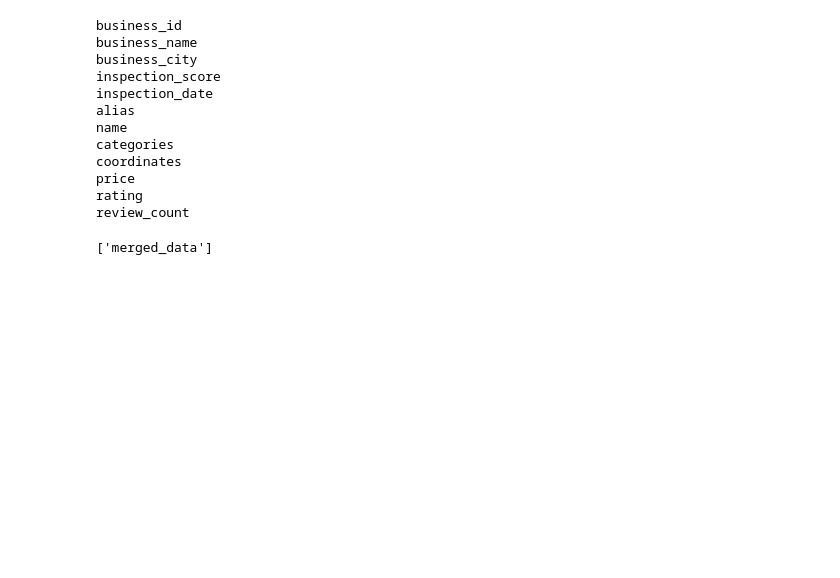
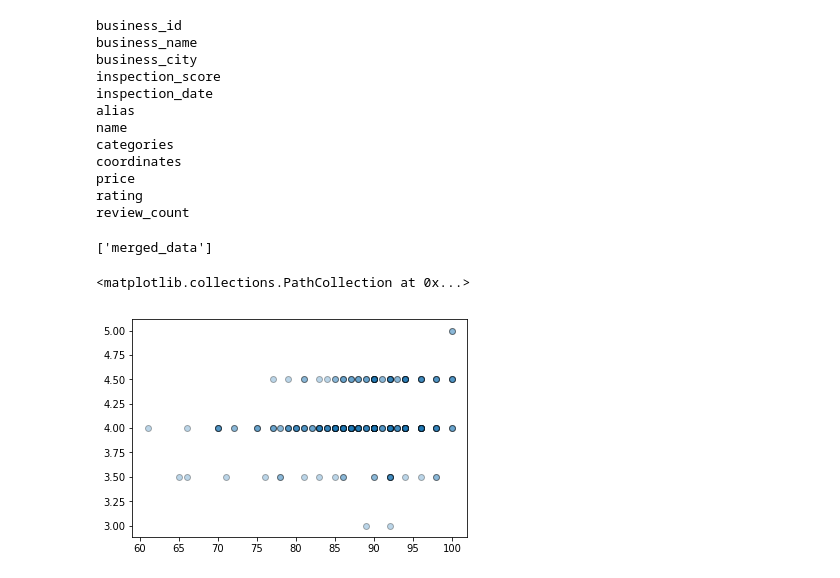
Before and after one commit to gfullsack/SF-Restaurant-Yelp-and-Health-Score, a Jupyter notebook: Database.ipynb, the cells around one changed output. Drawn from its saved outputs; the diff is of its cells as text; code cells hidden in the pictures; blank space fills up the shorter version.

Commit message:
Charts
Charts

```diff
--- a/Database.ipynb
+++ b/Database.ipynb
@@ -207,3 +207,16 @@ engine.table_names()
 ['merged_data']
 # %%
 merged_inner_df.to_sql(name='merged_data', con=engine, if_exists='append', index=False)
+# %%
+import numpy as np
+import matplotlib.pyplot as plt
+
+rng = np.random.RandomState(0)
+x = merged_inner_df["inspection_score"]
+y = merged_inner_df["rating"]
+
+plt.scatter(x, y, edgecolors="black", alpha=0.3,
+            cmap='viridis')
+# %% [output]
+<matplotlib.collections.PathCollection at 0x...>
+[figure, added]
```
Also changed, not shown: parts of 2 cells of this notebook.
